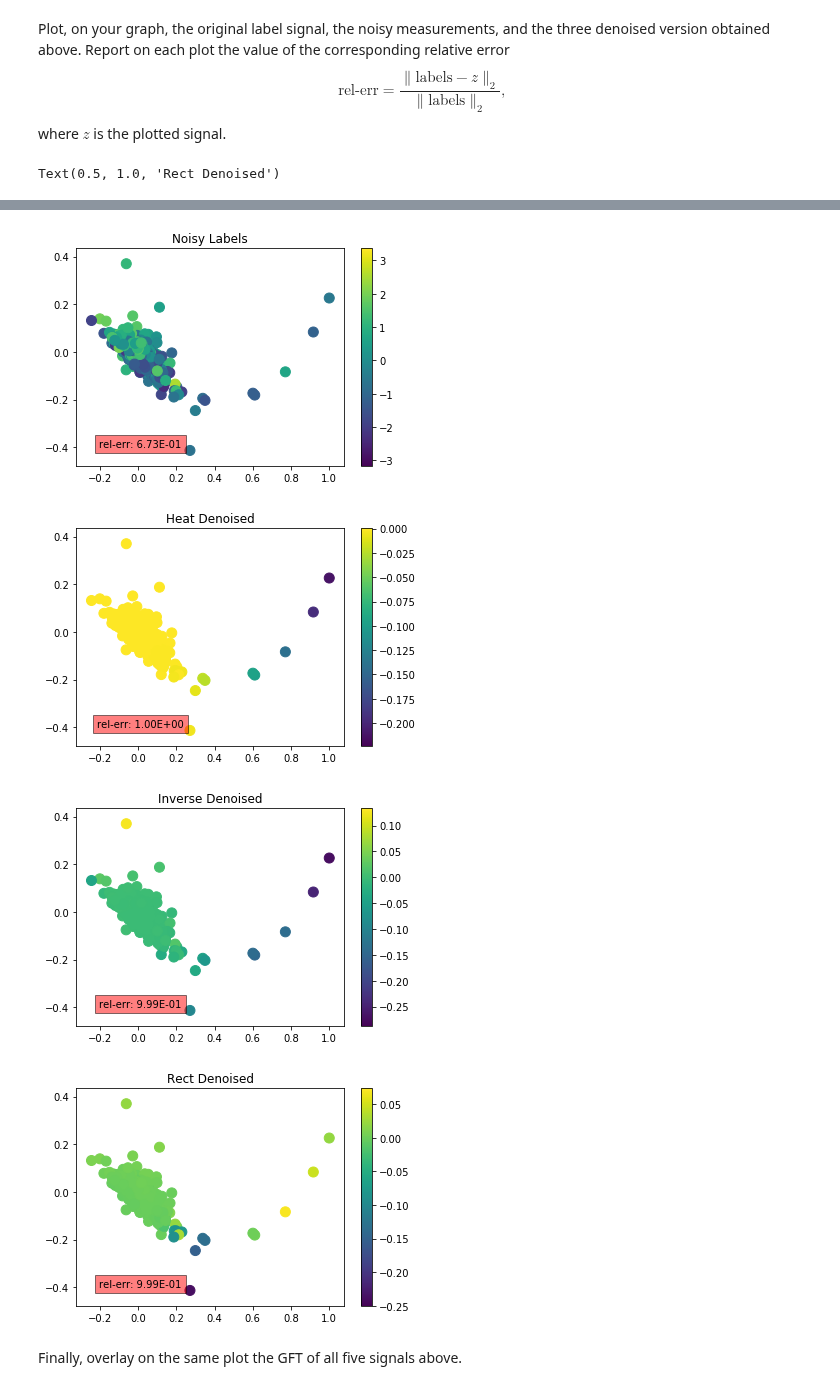
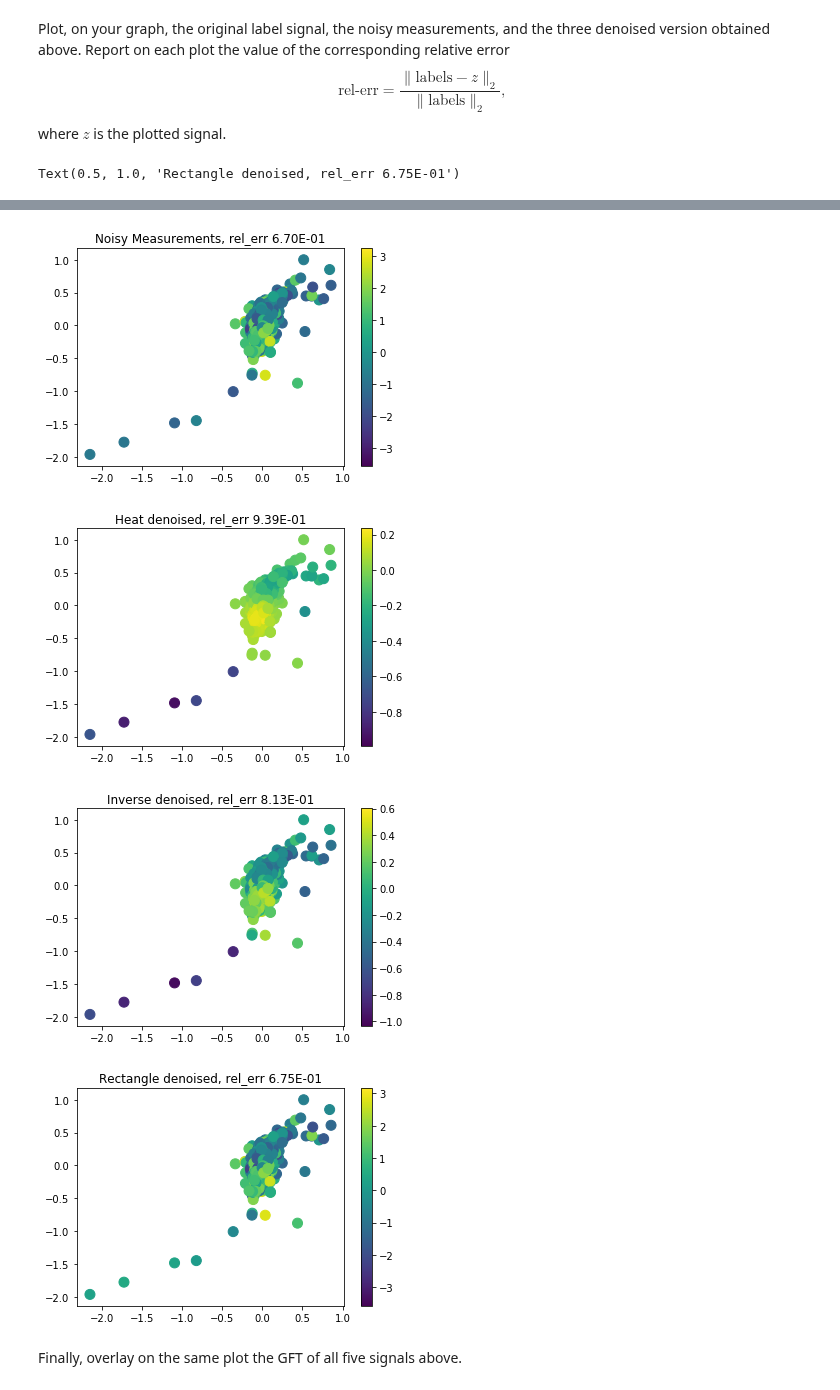
Before and after one commit to senakicir/ntds_project, a Jupyter notebook: 4_graph_signal_processing.ipynb, the cells around one changed output, grey strips where cells are left out. Drawn from its saved outputs; the diff is of its cells as text; code cells hidden in the pictures.

```diff
--- a/4_graph_signal_processing.ipynb
+++ b/4_graph_signal_processing.ipynb
@@ -86,14 +86,11 @@ Import those objects in the cell below (or recompute the Laplacian and Gradient
 
 _Note_: If your features/labels are not floating-point numbers, please convert them. For example, if your data has labels "cat" and "dog" for nodes that represent cats or dogs, respectively, you may assign the number `1.0` for the label "cat" and the number `-1.0` for the label "dog".
 # %%
-adjacency =  np.load('senatrial2.npy')# the adjacency matrix
+adjacency =  np.load('feat_mfcc_chroma.npy')# the adjacency matrix
 n_nodes = adjacency.shape[0]
 n_edges =  np.count_nonzero(adjacency)//2# the number of edges in the network
 
-adjacency_unweighted = np.zeros(adjacency.shape)
-adjacency_unweighted[adjacency>0] = 1
-
 D = np.diag(adjacency.sum(axis=1))
-L = D - adjacency
+L = D - adjacency #combinatorial laplacian
 sqrt_D = np.power(np.linalg.inv(D),0.5)
 # %%
@@ -343,10 +373,9 @@ Derive the close form solution to this problem giving $z^\star$ as a function of
 Now, denoise the noisy measurements by passing them through the filters that you implemented in Question 6. Choose the filter parameters based on the behavior of the GFT of your original label signal (this is the prior knowledge that you input to the problem).
 # %%
 ## Filter Parameters
-t_heat = 10
-l_min = 0.2
-l_max = 0.8
-
+t_heat = 7
+l_min = 0.143
+l_max = 1.2
 z_heat_denoised = graph_filter(noisy_measurements, heat_kernel, t=t_heat) # Your code here.
 z_inv_denoised = graph_filter(noisy_measurements, inverse_kernel, t=t_heat)# Your code here.
 z_rect_denoised = graph_filter(noisy_measurements, rectangle_kernel, l_min = l_min, l_max = l_max)# Your code here.
@@ -362,22 +391,23 @@ def relative_error(signal):
     return np.linalg.norm((labels-signal))/np.linalg.norm(labels)
 
 graph.plot_signal(labels)
-plt.title("Original Labels")
-plt.text(0.32, 10, 'rel-err: {:.2E}'.format(relative_error(labels)), horizontalalignment='center',verticalalignment='baseline', transform=ax.transAxes,bbox=dict(facecolor='red', alpha=0.5))
+plt.title("Original Labels, rel_err {:.2E}".format(relative_error(labels)))
+#plt.text(0.32, 10, 'rel-err: {:.2E}'.format(relative_error(labels)), horizontalalignment='center',verticalalignment='baseline',  bbox=dict(facecolor='red', alpha=0.5))
+
 graph.plot_signal(noisy_measurements)
-plt.text(0.32, 10, 'rel-err: {:.2E}'.format(relative_error(noisy_measurements)), horizontalalignment='center',verticalalignment='baseline', transform=ax.transAxes,bbox=dict(facecolor='red', alpha=0.5))
-plt.title("Noisy Labels")
+#plt.text(0.32, 10, 'rel-err: {:.2E}'.format(relative_error(noisy_measurements)), horizontalalignment='center',verticalalignment='baseline', bbox=dict(facecolor='red', alpha=0.5))
+plt.title("Noisy Measurements, rel_err {:.2E}".format(relative_error(noisy_measurements)))
 
 graph.plot_signal(z_heat_denoised)
-plt.text(0.32, 10, 'rel-err: {:.2E}'.format(relative_error(z_heat_denoised)), horizontalalignment='center',verticalalignment='baseline', transform=ax.transAxes,bbox=dict(facecolor='red', alpha=0.5))
-plt.title("Heat Denoised")
+#plt.text(0.32, 10, 'rel-err: {:.2E}'.format(relative_error(z_heat_denoised)), horizontalalignment='center',verticalalignment='baseline', bbox=dict(facecolor='red', alpha=0.5))
+plt.title("Heat denoised, rel_err {:.2E}".format(relative_error(z_heat_denoised)))
 
 graph.plot_signal(z_inv_denoised)
-plt.text(0.32, 10, 'rel-err: {:.2E}'.format(relative_error(z_inv_denoised)), horizontalalignment='center',verticalalignment='baseline', transform=ax.transAxes,bbox=dict(facecolor='red', alpha=0.5))
-plt.title("Inverse Denoised")
+#plt.text(0.32, 10, 'rel-err: {:.2E}'.format(relative_error(z_inv_denoised)), horizontalalignment='center',verticalalignment='baseline', bbox=dict(facecolor='red', alpha=0.5))
+plt.title("Inverse denoised, rel_err {:.2E}".format(relative_error(z_inv_denoised)))
 
 graph.plot_signal(z_rect_denoised)
-plt.text(0.32, 10, 'rel-err: {:.2E}'.format(relative_error(z_rect_denoised)), horizontalalignment='center',verticalalignment='baseline', transform=ax.transAxes,bbox=dict(facecolor='red', alpha=0.5))
-plt.title("Rect Denoised")
+#plt.text(0.32, 10, 'rel-err: {:.2E}'.format(relative_error(z_rect_denoised)), horizontalalignment='center',verticalalignment='baseline',bbox=dict(facecolor='red', alpha=0.5))
+plt.title("Rectangle denoised, rel_err {:.2E}".format(relative_error(z_rect_denoised)))
 # %% [output]
-Text(0.5, 1.0, 'Rect Denoised')
+Text(0.5, 1.0, 'Rectangle denoised, rel_err 6.75E-01')
@@ -385,7 +415,7 @@ Text(0.5, 1.0, 'Rect Denoised')
-[figure, old version]
+[figure, new version]
-[figure, old version]
+[figure, new version]
-[figure, old version]
+[figure, new version]
-[figure, old version]
+[figure, new version]
 # %% [markdown]
 Finally, overlay on the same plot the GFT of all five signals above.
 # %%
```
Also changed, not shown: parts of 21 cells of this notebook, 1 other file.
